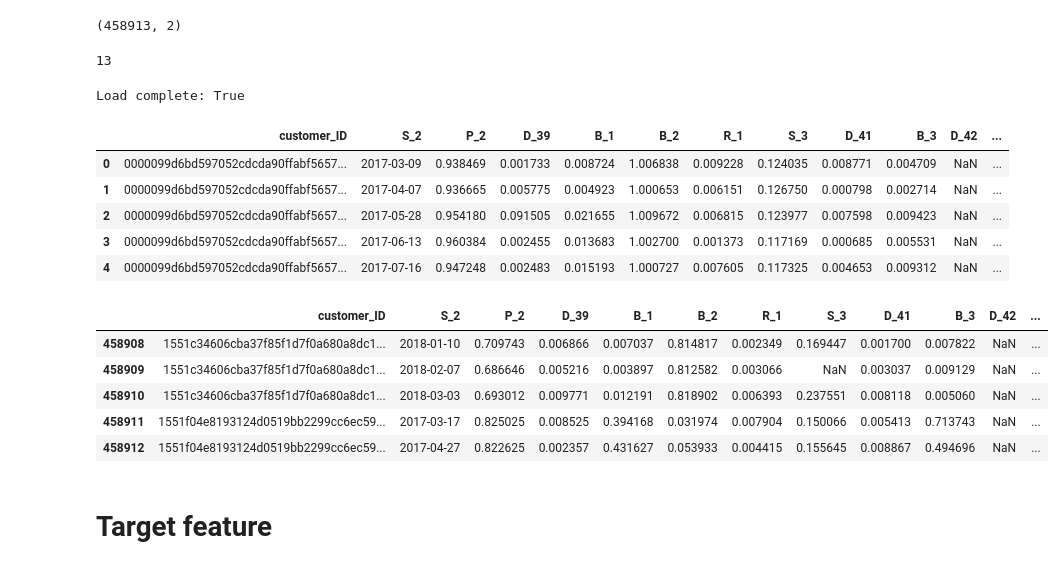
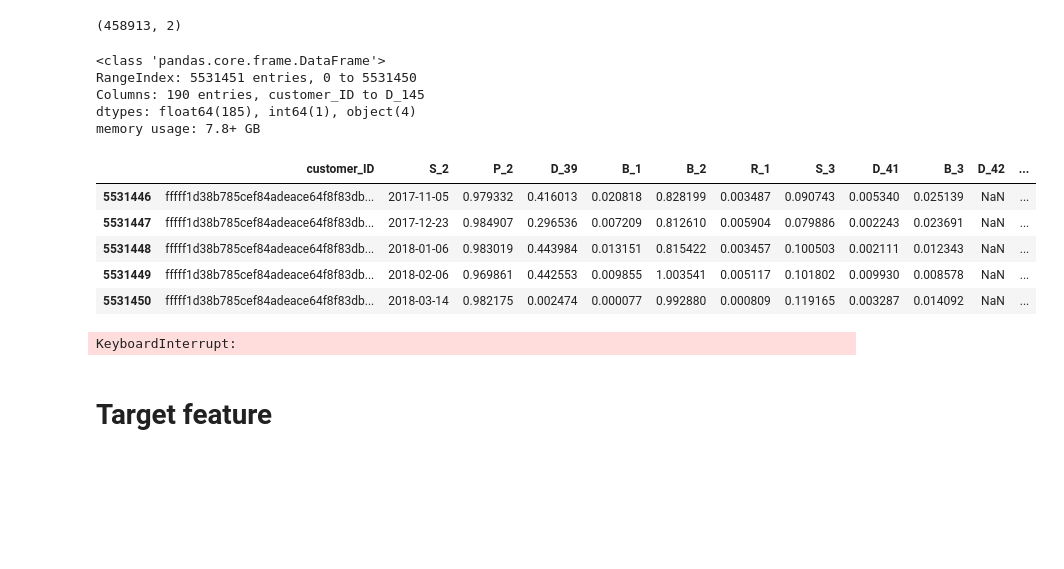
Before and after one commit to bereamanuel/AMEX-default-prediction, a Jupyter notebook: amex-eda.ipynb, the cells around one changed output. Drawn from its saved outputs; the diff is of its cells as text; code cells hidden in the pictures; blank space fills up the shorter version.

```diff
--- a/amex-eda.ipynb
+++ b/amex-eda.ipynb
@@ -65,45 +67,22 @@ labels.tail()
 labels.shape
 # %% [output]
 (458913, 2)
-# %%
-#This is to take a rows divider and load data in chunks.
-for n in range(10,int(math.sqrt(len(labels)))):
-    if len(labels)%n == 0:
-        print(n)
-        break
-# %% [output]
-13
-# %%
-loadN = int(len(labels)/n)
-for i in tqdm(range(1,n+1)):
-    if i != 1 and i != n+1:
-        skiprows = loadN*(i-1)
-        df = df.append(pd.read_csv("/kaggle/input/amex-default-prediction/train_data.csv",  header = None, skiprows=skiprows , nrows=loadN, names=cols), ignore_index = True)
-    elif i == n+1:
-        skiprows = loadN*(i-1)
-        df = df.append(pd.read_csv("/kaggle/input/amex-default-prediction/train_data.csv",  header = None, skiprows=skiprows , nrows=loadN+1, names=cols), ignore_index = True)
-
-    else:
-        df = pd.read_csv("/kaggle/input/amex-default-prediction/train_data.csv",nrows=loadN)
-        cols = df.columns
-print("Load complete:", len(df) == len(labels) )
-# %% [output]
-Load complete: True
-# %%
-df.head()
-# %% [output]
-|  | customer_ID | S_2 | P_2 | D_39 | B_1 | B_2 | R_1 | S_3 | D_41 | B_3 | D_42 | ... |
-| 0 | 0000099d6bd597052cdcda90ffabf5657... | 2017-03-09 | 0.938469 | 0.001733 | 0.008724 | 1.006838 | 0.009228 | 0.124035 | 0.008771 | 0.004709 | NaN | ... |
-| 1 | 0000099d6bd597052cdcda90ffabf5657... | 2017-04-07 | 0.936665 | 0.005775 | 0.004923 | 1.000653 | 0.006151 | 0.126750 | 0.000798 | 0.002714 | NaN | ... |
-| 2 | 0000099d6bd597052cdcda90ffabf5657... | 2017-05-28 | 0.954180 | 0.091505 | 0.021655 | 1.009672 | 0.006815 | 0.123977 | 0.007598 | 0.009423 | NaN | ... |
-| 3 | 0000099d6bd597052cdcda90ffabf5657... | 2017-06-13 | 0.960384 | 0.002455 | 0.013683 | 1.002700 | 0.001373 | 0.117169 | 0.000685 | 0.005531 | NaN | ... |
-| 4 | 0000099d6bd597052cdcda90ffabf5657... | 2017-07-16 | 0.947248 | 0.002483 | 0.015193 | 1.000727 | 0.007605 | 0.117325 | 0.004653 | 0.009312 | NaN | ... |
+# %%
+train = pd.read_csv(".\\data\\train_data.csv")
+# %%
+train.info()
+# %% [output]
+<class 'pandas.core.frame.DataFrame'>
+RangeIndex: 5531451 entries, 0 to 5531450
+Columns: 190 entries, customer_ID to D_145
+dtypes: float64(185), int64(1), object(4)
+memory usage: 7.8+ GB
 # %%
-df.tail()
+train.tail()
 # %% [output]
 |  | customer_ID | S_2 | P_2 | D_39 | B_1 | B_2 | R_1 | S_3 | D_41 | B_3 | D_42 | ... |
-| 458908 | 1551c34606cba37f85f1d7f0a680a8dc1... | 2018-01-10 | 0.709743 | 0.006866 | 0.007037 | 0.814817 | 0.002349 | 0.169447 | 0.001700 | 0.007822 | NaN | ... |
-| 458909 | 1551c34606cba37f85f1d7f0a680a8dc1... | 2018-02-07 | 0.686646 | 0.005216 | 0.003897 | 0.812582 | 0.003066 | NaN | 0.003037 | 0.009129 | NaN | ... |
-| 458910 | 1551c34606cba37f85f1d7f0a680a8dc1... | 2018-03-03 | 0.693012 | 0.009771 | 0.012191 | 0.818902 | 0.006393 | 0.237551 | 0.008118 | 0.005060 | NaN | ... |
-| 458911 | 1551f04e8193124d0519bb2299cc6ec59... | 2017-03-17 | 0.825025 | 0.008525 | 0.394168 | 0.031974 | 0.007904 | 0.150066 | 0.005413 | 0.713743 | NaN | ... |
-| 458912 | 1551f04e8193124d0519bb2299cc6ec59... | 2017-04-27 | 0.822625 | 0.002357 | 0.431627 | 0.053933 | 0.004415 | 0.155645 | 0.008867 | 0.494696 | NaN | ... |
+| 5531446 | fffff1d38b785cef84adeace64f8f83db... | 2017-11-05 | 0.979332 | 0.416013 | 0.020818 | 0.828199 | 0.003487 | 0.090743 | 0.005340 | 0.025139 | NaN | ... |
+| 5531447 | fffff1d38b785cef84adeace64f8f83db... | 2017-12-23 | 0.984907 | 0.296536 | 0.007209 | 0.812610 | 0.005904 | 0.079886 | 0.002243 | 0.023691 | NaN | ... |
+| 5531448 | fffff1d38b785cef84adeace64f8f83db... | 2018-01-06 | 0.983019 | 0.443984 | 0.013151 | 0.815422 | 0.003457 | 0.100503 | 0.002111 | 0.012343 | NaN | ... |
+| 5531449 | fffff1d38b785cef84adeace64f8f83db... | 2018-02-06 | 0.969861 | 0.442553 | 0.009855 | 1.003541 | 0.005117 | 0.101802 | 0.009930 | 0.008578 | NaN | ... |
+| 5531450 | fffff1d38b785cef84adeace64f8f83db... | 2018-03-14 | 0.982175 | 0.002474 | 0.000077 | 0.992880 | 0.000809 | 0.119165 | 0.003287 | 0.014092 | NaN | ... |
@@ -109,0 +91,4 @@ df.tail()
+# %%
+df.to_csv("./data/df.csv", index = False)
+# %% [output]
+KeyboardInterrupt:
```
Also changed, not shown: parts of 6 cells of this notebook, 4 other files.
